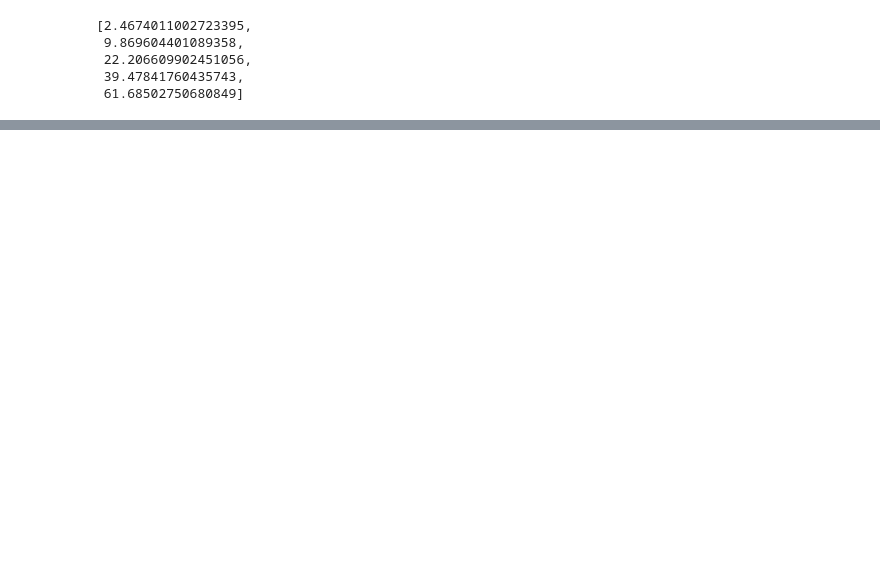
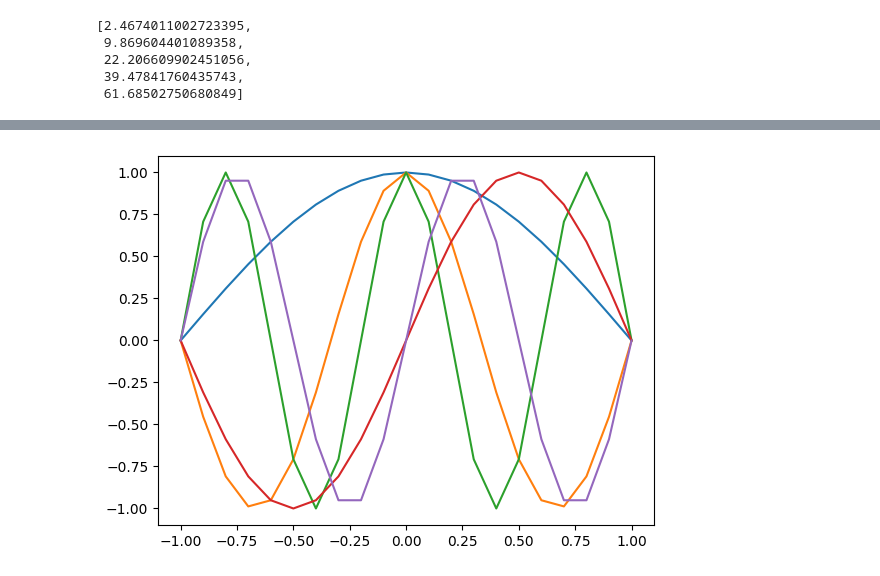
Before and after one commit to Xavier-ML/Computational-Physics-with-Python, a Jupyter notebook: Tarea_post_grado_1.ipynb, the cells around one changed output, grey strips where cells are left out. Saved outputs shown, nothing was run; the diff lists cells and outputs as text; code cells hidden in the pictures; blank space fills up the shorter version.

```diff
--- a/Tarea_post_grado_1.ipynb
+++ b/Tarea_post_grado_1.ipynb
@@ -72,20 +43,0 @@ while counter<=nmax:
-# %%
-V=0
-psi=0
-dpsi=1
-x=0
-dx=a*0.001
-
-xlist=[]
-psilist=[]
-
-E=123.12
-
-while x<=a:
-    ddpsi=2*m/h**2*(V-E)*psi
-    dpsi=dpsi+ddpsi*dx
-    psi=psi+dpsi*dx
-    x=x+dx
-    xlist.append(x)
-    psilist.append(psi)
-    plt.plot(xlist,psilist)
@@ -214,0 +64,40 @@ eigenenergies
+# %%
+psiAlistpar = []
+psiAlistimpar = []
+eigenfunctionslistApar = []
+eigenfunctionslistAimpar = []
+for j in range(nmax):
+    if j%2 == 0:
+        for x in xlistA:
+            b = np.cos(np.sqrt(eigenenergieslistA[j])*x)
+            psiAlistpar.append(b)
+eigenfunctionslistApar.append([psiAlistpar])
+for j in range(nmax):
+    if j%2 != 0:
+        for x in xlistA:
+            c = np.sin(np.sqrt(eigenenergieslistA[j])*x)
+            psiAlistimpar.append(c)
+eigenfunctionslistAimpar.append([psiAlistimpar])
+
+pares = set()
+for x in range(nmax):
+    if  x%2==0:
+        pares.add(x)
+        numpar = len(pares)
+
+impares = set()
+for y in range(nmax):
+    if  y%2!=0:
+        impares.add(y)
+        numimpar = len(impares)
+counter=0
+while counter<numpar:
+    plt.plot(xlistA, eigenfunctionslistApar[0][0][21*counter:21*counter + 21])
+    counter=counter+1
+
+counter = 0
+while counter<numimpar:
+    plt.plot(xlistA, eigenfunctionslistAimpar[0][0][21*counter:21*counter + 21])
+    counter=counter+1
+# %% [output]
+[figure, added]
```
Also changed, not shown: parts of 23 cells of this notebook.
